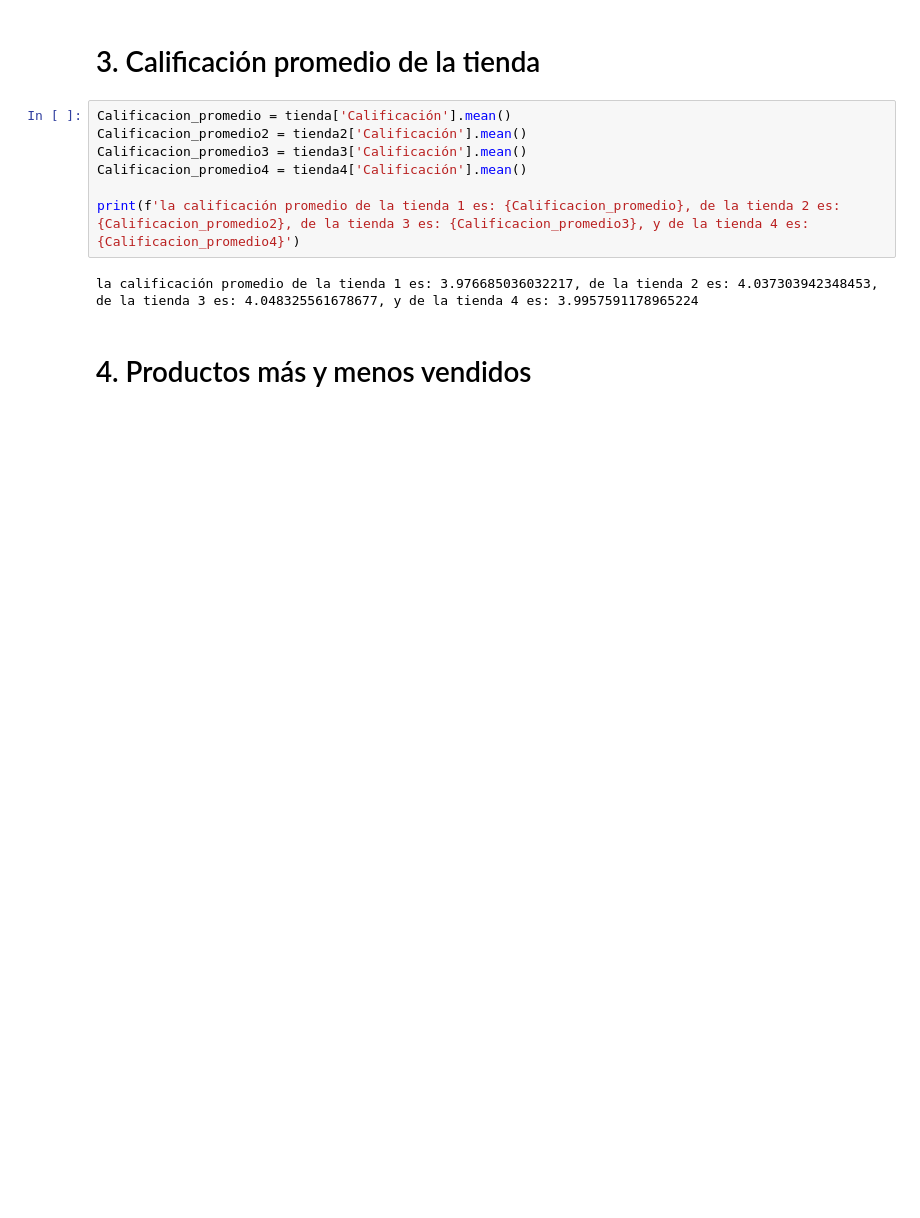
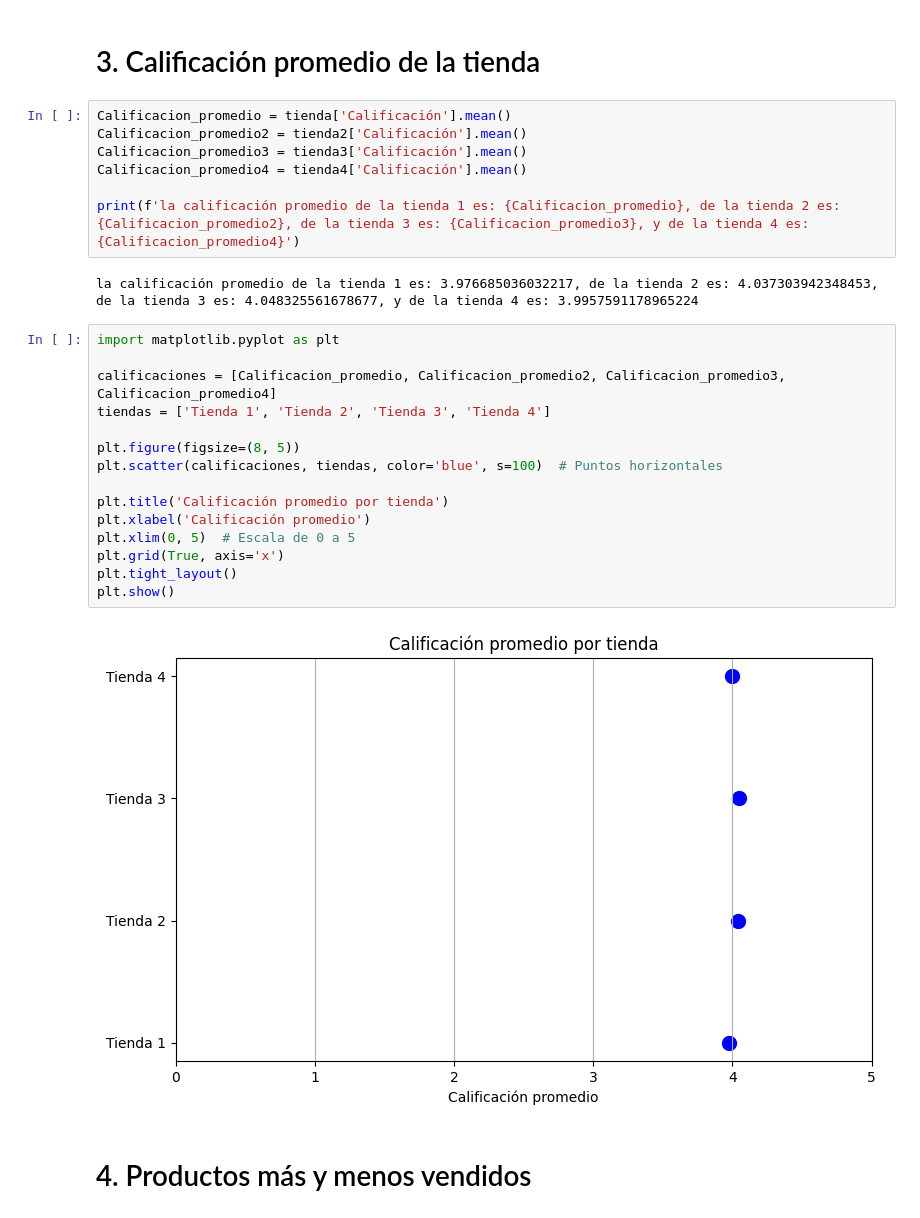
Before and after one commit to Garth080/challenge2_python, a Jupyter notebook: AluraStoreLatam.ipynb, the cells around one changed output. Drawn from its saved outputs; the diff is of its cells as text; blank space fills up the shorter version.

```diff
--- a/AluraStoreLatam.ipynb
+++ b/AluraStoreLatam.ipynb
@@ -91,6 +194,23 @@ Calificacion_promedio4 = tienda4['Calificación'].mean()
 print(f'la calificación promedio de la tienda 1 es: {Calificacion_promedio}, de la tienda 2 es: {Calificacion_promedio2}, de la tienda 3 es: {Calificacion_promedio3}, y de la tienda 4 es: {Calificacion_promedio4}')
 # %% [output]
 la calificación promedio de la tienda 1 es: 3.976685036032217, de la tienda 2 es: 4.037303942348453, de la tienda 3 es: 4.048325561678677, y de la tienda 4 es: 3.9957591178965224
+# %%
+import matplotlib.pyplot as plt
+
+calificaciones = [Calificacion_promedio, Calificacion_promedio2, Calificacion_promedio3, Calificacion_promedio4]
+tiendas = ['Tienda 1', 'Tienda 2', 'Tienda 3', 'Tienda 4']
+
+plt.figure(figsize=(8, 5))
+plt.scatter(calificaciones, tiendas, color='blue', s=100)  # Puntos horizontales
+
+plt.title('Calificación promedio por tienda')
+plt.xlabel('Calificación promedio')
+plt.xlim(0, 5)  # Escala de 0 a 5
+plt.grid(True, axis='x')
+plt.tight_layout()
+plt.show()
+# %% [output]
+[figure, added]
 # %% [markdown]
 # 4. Productos más y menos vendidos
 # %%
```
Also changed, not shown: parts of 11 cells of this notebook.
